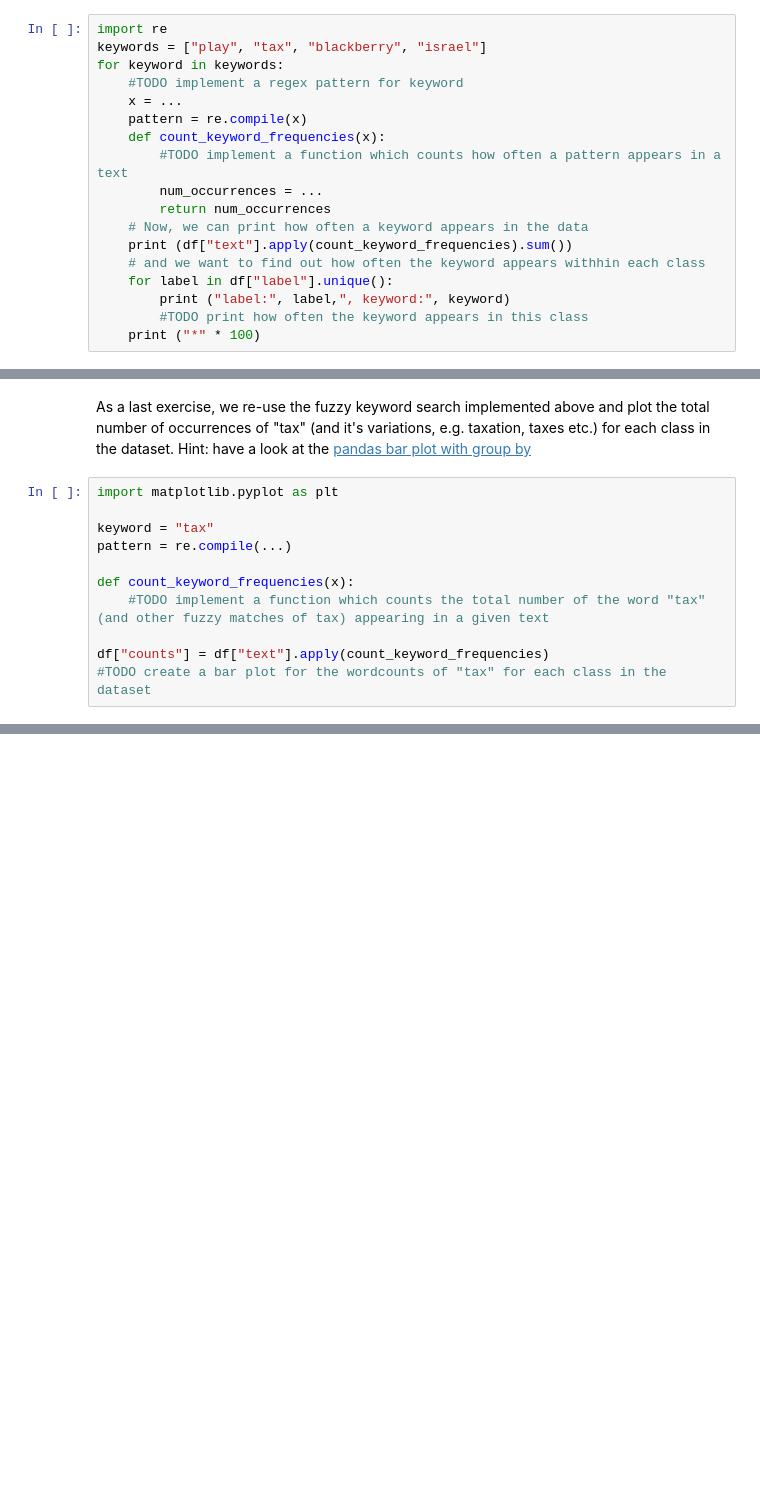
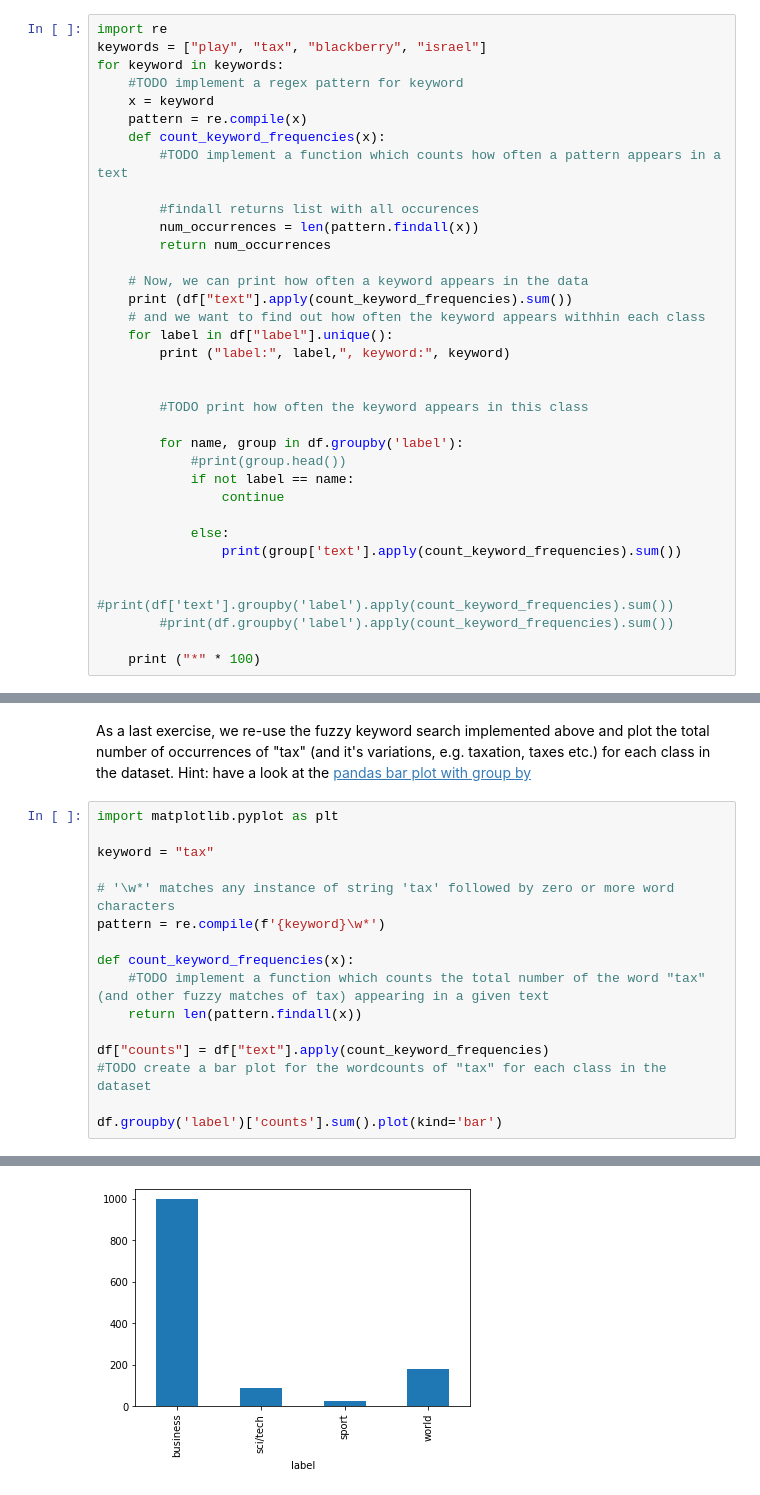
Before and after one commit to mkiefferus/NLP_LSS, a Jupyter notebook: homework/task1/homework_01.ipynb, the cells around one changed output, grey strips where cells are left out. Cells and saved outputs as stored; diff of their text form; blank space fills up the shorter version.

```diff
--- a/homework/task1/homework_01.ipynb
+++ b/homework/task1/homework_01.ipynb
@@ -107,16 +108,33 @@ import re
 keywords = ["play", "tax", "blackberry", "israel"]
 for keyword in keywords:
     #TODO implement a regex pattern for keyword
-    x = ...
+    x = keyword
     pattern = re.compile(x)
     def count_keyword_frequencies(x):
         #TODO implement a function which counts how often a pattern appears in a text
-        num_occurrences = ...
+
+        #findall returns list with all occurences
+        num_occurrences = len(pattern.findall(x))
         return num_occurrences
+
     # Now, we can print how often a keyword appears in the data
     print (df["text"].apply(count_keyword_frequencies).sum())
     # and we want to find out how often the keyword appears withhin each class
     for label in df["label"].unique():
         print ("label:", label,", keyword:", keyword)
+
+
         #TODO print how often the keyword appears in this class
+
+        for name, group in df.groupby('label'):
+            #print(group.head())
+            if not label == name:
+                continue
+
+            else:
+                print(group['text'].apply(count_keyword_frequencies).sum())
+
+        #print(df['text'].groupby('label').apply(count_keyword_frequencies).sum())
+        #print(df.groupby('label').apply(count_keyword_frequencies).sum())
+
     print ("*" * 100)
@@ -126,10 +162,16 @@ As a last exercise, we re-use the fuzzy keyword search implemented above and plo
 import matplotlib.pyplot as plt
 
 keyword = "tax"
-pattern = re.compile(...)
+
+# '\w*' matches any instance of string 'tax' followed by zero or more word characters
+pattern = re.compile(f'{keyword}\w*')
 
 def count_keyword_frequencies(x):
     #TODO implement a function which counts the total number of the word "tax" (and other fuzzy matches of tax) appearing in a given text
+    return len(pattern.findall(x))
 
 df["counts"] = df["text"].apply(count_keyword_frequencies)
 #TODO create a bar plot for the wordcounts of "tax" for each class in the dataset
+
+df.groupby('label')['counts'].sum().plot(kind='bar')
+# %% [output]
@@ -136,3 +179,4 @@ df["counts"] = df["text"].apply(count_keyword_frequencies)
+[figure, added]
 # %%
 import os
 
```
Also changed, not shown: parts of 6 cells of this notebook.
